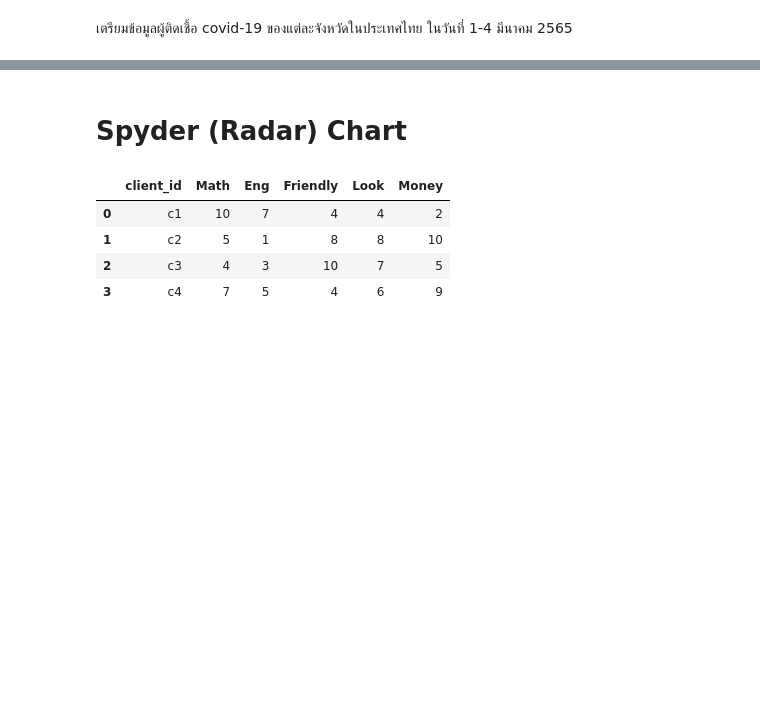
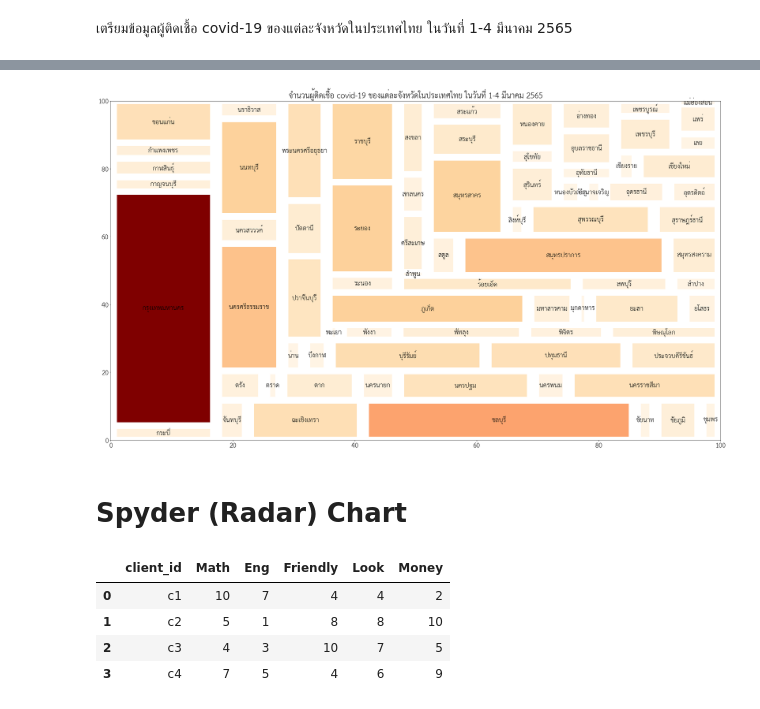
Before and after one commit to SupawadeeKhamthuy/data_viz_2022, a Jupyter notebook: DataViz04_Data_Comparison.ipynb, the cells around one changed output, grey strips where cells are left out. Drawn from its saved outputs; the diff is of its cells as text; code cells hidden in the pictures; blank space fills up the shorter version.

Commit message:
Group HW2

```diff
--- a/DataViz04_Data_Comparison.ipynb
+++ b/DataViz04_Data_Comparison.ipynb
@@ -478,0 +427,9 @@ set(data1['province_of_onset'])
+# %%
+# เลือกวันที่ที่ต้องการ จากโจทย์เราเลือกวันที่ 1-4 มีนาคม
+datad1 = data_covid[data_covid['announce_date'] =='1/3/2022']
+datad2 = data_covid[data_covid['announce_date'] =='2/3/2022']
+datad3 = data_covid[data_covid['announce_date'] =='3/3/2022']
+datad4 = data_covid[data_covid['announce_date'] =='4/3/2022']
+# %%
+dataday = pd.concat([datad1,datad2,datad3,datad4]) # นำวันที่ที่เลือกทั้งหมดมาเชื่อมกัน โดยใช้คำสั่ง .concat() เรียงจาก วันที่ 1, 2, 3 และ 4
+dataday
@@ -478,0 +450,3 @@ set(data1['province_of_onset'])
+# %%
+data_poi = dataday.groupby('province_of_isolation').size().reset_index(name = 'จำนวนผู้ติดเชื้อ') # .size() หาปริมาณผู้ติดเชื้อ
+data_poi
@@ -478,0 +469,4 @@ set(data1['province_of_onset'])
+# %%
+import matplotlib as mpl
+mpl.font_manager.fontManager.addfont('thsarabunnew-webfont.ttf')
+mpl.rc('font', family='TH Sarabun New',size=20) # เพิ่มฟ้อนต์และขนาด
@@ -479,3 +479,16 @@ set(data1['province_of_onset'])
+# %%
+norm = matplotlib.colors.Normalize(vmin=min(data_poi['จำนวนผู้ติดเชื้อ']), vmax=max(data_poi['จำนวนผู้ติดเชื้อ']))  # หาสีตามขนาดของข้อมูลมากสุดและน้อยสุด
+colors = [matplotlib.cm.OrRd(norm(value)) for value in data_poi['จำนวนผู้ติดเชื้อ']]  # เลือกสี colormap ในการ plot โดยเรียงตามขนาดของข้อมูล(สีเข้ม,สีอ่อน)
+
+fig = plt.gcf() # สร้างกราฟ
+fig.set_size_inches(35, 20) # กำหนดขนาดของกราฟ กว้าง*ยาว (หน่วย : นิ้ว)
+
+
+squarify.plot(data_poi['จำนวนผู้ติดเชื้อ'],label=data_poi['province_of_isolation'],color=colors,pad=True) # plot กราฟปริมาณผู้ติดเชื้อ และกำหนด label ตาม column province_of_isolation, squarify(คำสั่ง plot กราฟ) ใส่ label , สี
+plt.title('จำนวนผู้ติดเชื้อ covid-19 ของแต่ละจังหวัดในประเทศไทย ในวันที่ 1-4 มีนาคม 2565',fontsize=24) # กำหนดชื่อกราฟ ขนาดตัวหนังสือ
+plt.axis('on'); # กรอบตาราง แกน x,y
+# %% [output]
+[figure, added]
 # %% [markdown]
 # Spyder (Radar) Chart
 # %%
```
Also changed, not shown: parts of 14 cells of this notebook.
